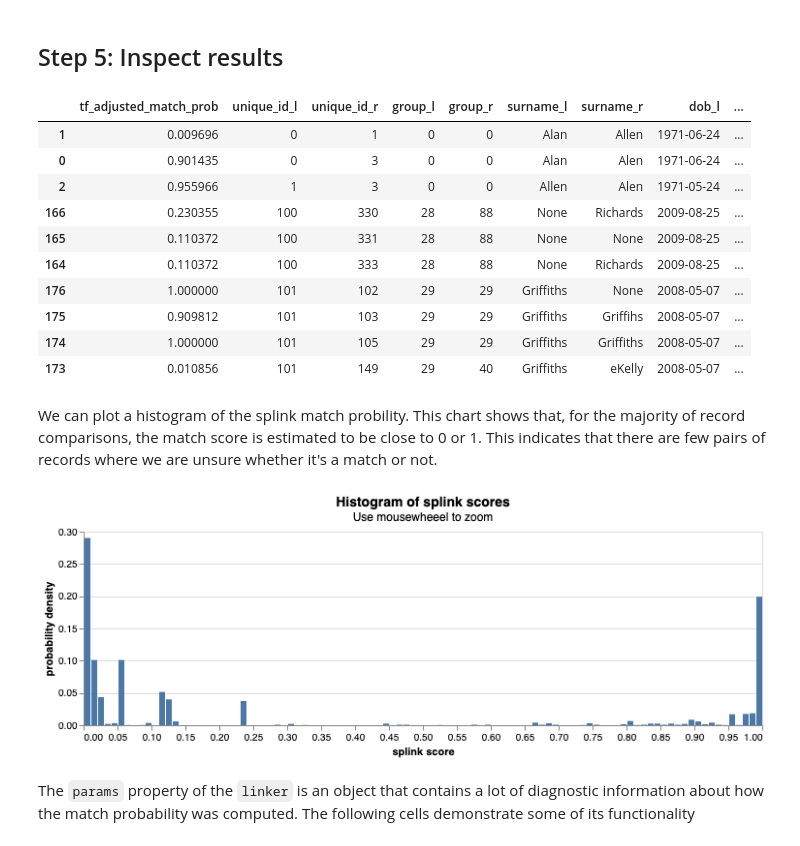
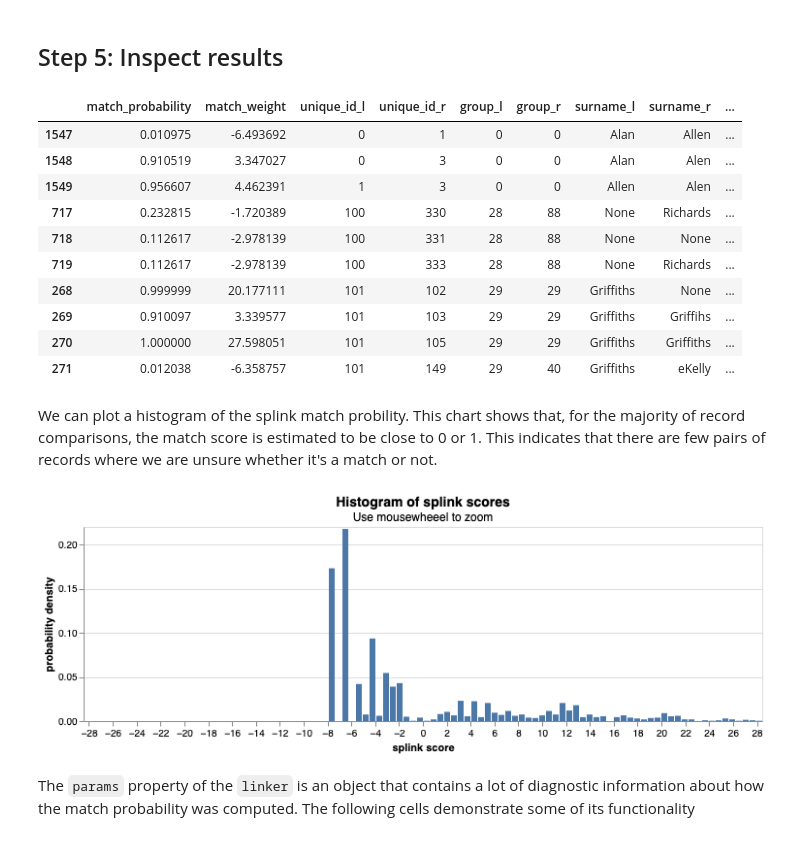
Before and after one commit to moj-analytical-services/splink_demos, a Jupyter notebook: deduplication_detailed_example.ipynb, the cells around one changed output. Cells and saved outputs as stored; diff of their text form; code cells hidden in the pictures.

Commit message:
update to Splink 2.0

```diff
--- a/deduplication_detailed_example.ipynb
+++ b/deduplication_detailed_example.ipynb
@@ -195,28 +194,28 @@ INFO:splink.iterate:EM algorithm has converged
 ## Step 5: Inspect results
 # %%
 # Inspect main dataframe that contains the match scores
-cols_to_inspect = ["tf_adjusted_match_prob","unique_id_l","unique_id_r","group_l", "group_r", "surname_l","surname_r","dob_l","dob_r","city_l","city_r","email_l","email_r",]
+cols_to_inspect = ["match_probability", "match_weight", "unique_id_l","unique_id_r","group_l", "group_r", "surname_l","surname_r","dob_l","dob_r","city_l","city_r","email_l","email_r",]
 
 df_e.toPandas()[cols_to_inspect].sort_values(["unique_id_l", "unique_id_r"]).head(10)
 # %% [output]
-|  | tf_adjusted_match_prob | unique_id_l | unique_id_r | group_l | group_r | surname_l | surname_r | dob_l | ... |
-| 1 | 0.009696 | 0 | 1 | 0 | 0 | Alan | Allen | 1971-06-24 | ... |
-| 0 | 0.901435 | 0 | 3 | 0 | 0 | Alan | Alen | 1971-06-24 | ... |
-| 2 | 0.955966 | 1 | 3 | 0 | 0 | Allen | Alen | 1971-05-24 | ... |
-| 166 | 0.230355 | 100 | 330 | 28 | 88 | None | Richards | 2009-08-25 | ... |
-| 165 | 0.110372 | 100 | 331 | 28 | 88 | None | None | 2009-08-25 | ... |
-| 164 | 0.110372 | 100 | 333 | 28 | 88 | None | Richards | 2009-08-25 | ... |
-| 176 | 1.000000 | 101 | 102 | 29 | 29 | Griffiths | None | 2008-05-07 | ... |
-| 175 | 0.909812 | 101 | 103 | 29 | 29 | Griffiths | Griffihs | 2008-05-07 | ... |
-| 174 | 1.000000 | 101 | 105 | 29 | 29 | Griffiths | Griffiths | 2008-05-07 | ... |
-| 173 | 0.010856 | 101 | 149 | 29 | 40 | Griffiths | eKelly | 2008-05-07 | ... |
+|  | match_probability | match_weight | unique_id_l | unique_id_r | group_l | group_r | surname_l | surname_r | ... |
+| 1547 | 0.010975 | -6.493692 | 0 | 1 | 0 | 0 | Alan | Allen | ... |
+| 1548 | 0.910519 | 3.347027 | 0 | 3 | 0 | 0 | Alan | Alen | ... |
+| 1549 | 0.956607 | 4.462391 | 1 | 3 | 0 | 0 | Allen | Alen | ... |
+| 717 | 0.232815 | -1.720389 | 100 | 330 | 28 | 88 | None | Richards | ... |
+| 718 | 0.112617 | -2.978139 | 100 | 331 | 28 | 88 | None | None | ... |
+| 719 | 0.112617 | -2.978139 | 100 | 333 | 28 | 88 | None | Richards | ... |
+| 268 | 0.999999 | 20.177111 | 101 | 102 | 29 | 29 | Griffiths | None | ... |
+| 269 | 0.910097 | 3.339577 | 101 | 103 | 29 | 29 | Griffiths | Griffihs | ... |
+| 270 | 1.000000 | 27.598051 | 101 | 105 | 29 | 29 | Griffiths | Griffiths | ... |
+| 271 | 0.012038 | -6.358757 | 101 | 149 | 29 | 40 | Griffiths | eKelly | ... |
 # %% [markdown]
 We can plot a histogram of the splink match probility.  This chart shows that, for the majority of record comparisons, the match score is estimated to be close to 0 or 1.  This indicates that there are few pairs of records where we are unsure whether it's a match or not.
 # %%
 from splink.diagnostics import splink_score_histogram
-splink_score_histogram(df_e, spark, 100)
+splink_score_histogram(df_e, spark, 100, "match_weight", symmetric=True)
 # %% [output]
-[figure, old version]
+[figure, new version]
 # %% [markdown]
 The `params` property of the `linker` is an object that contains a lot of diagnostic information about how the match probability was computed.  The following cells demonstrate some of its functionality
 # %%
```
Also changed, not shown: parts of 28 cells of this notebook, 6 other files.
